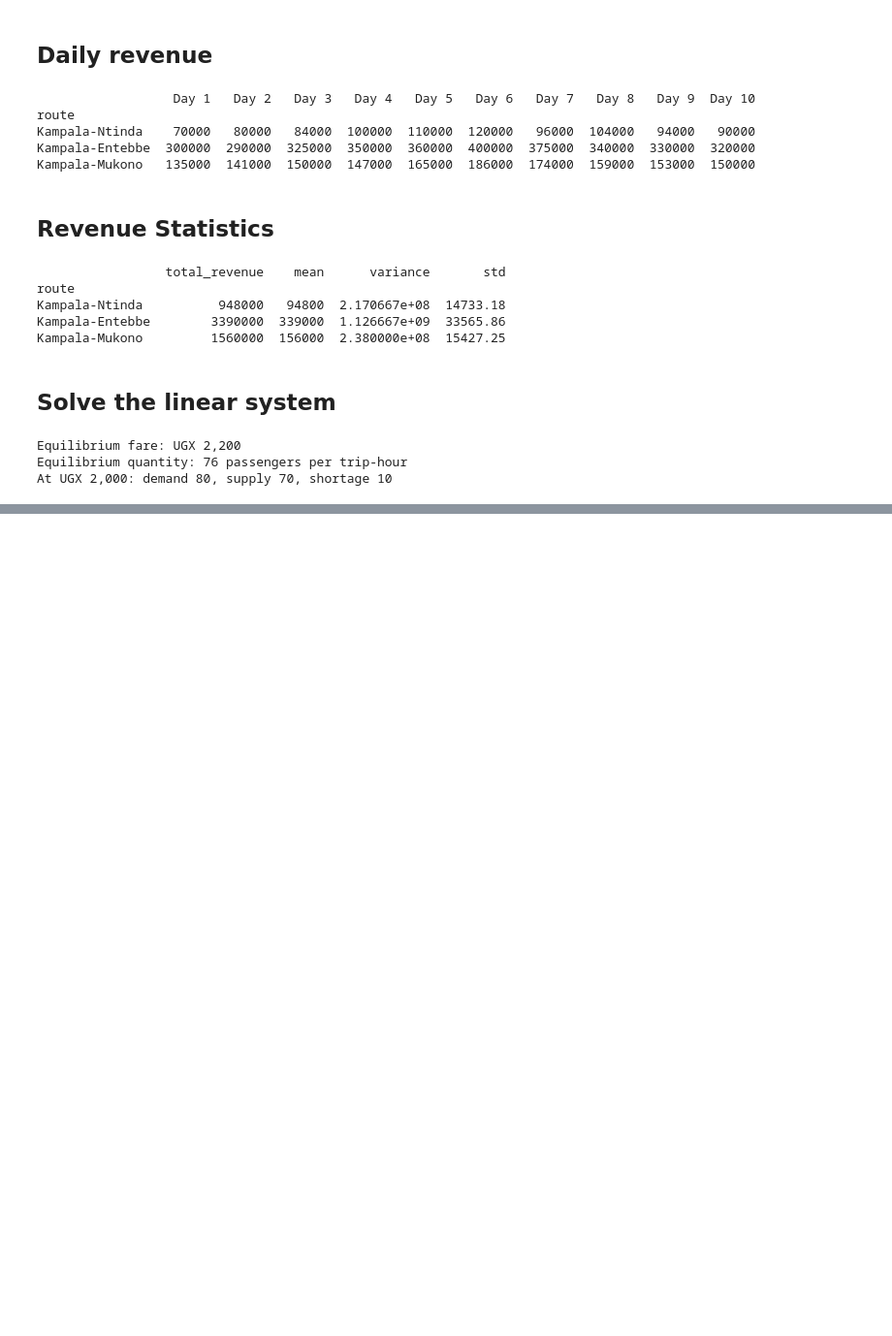
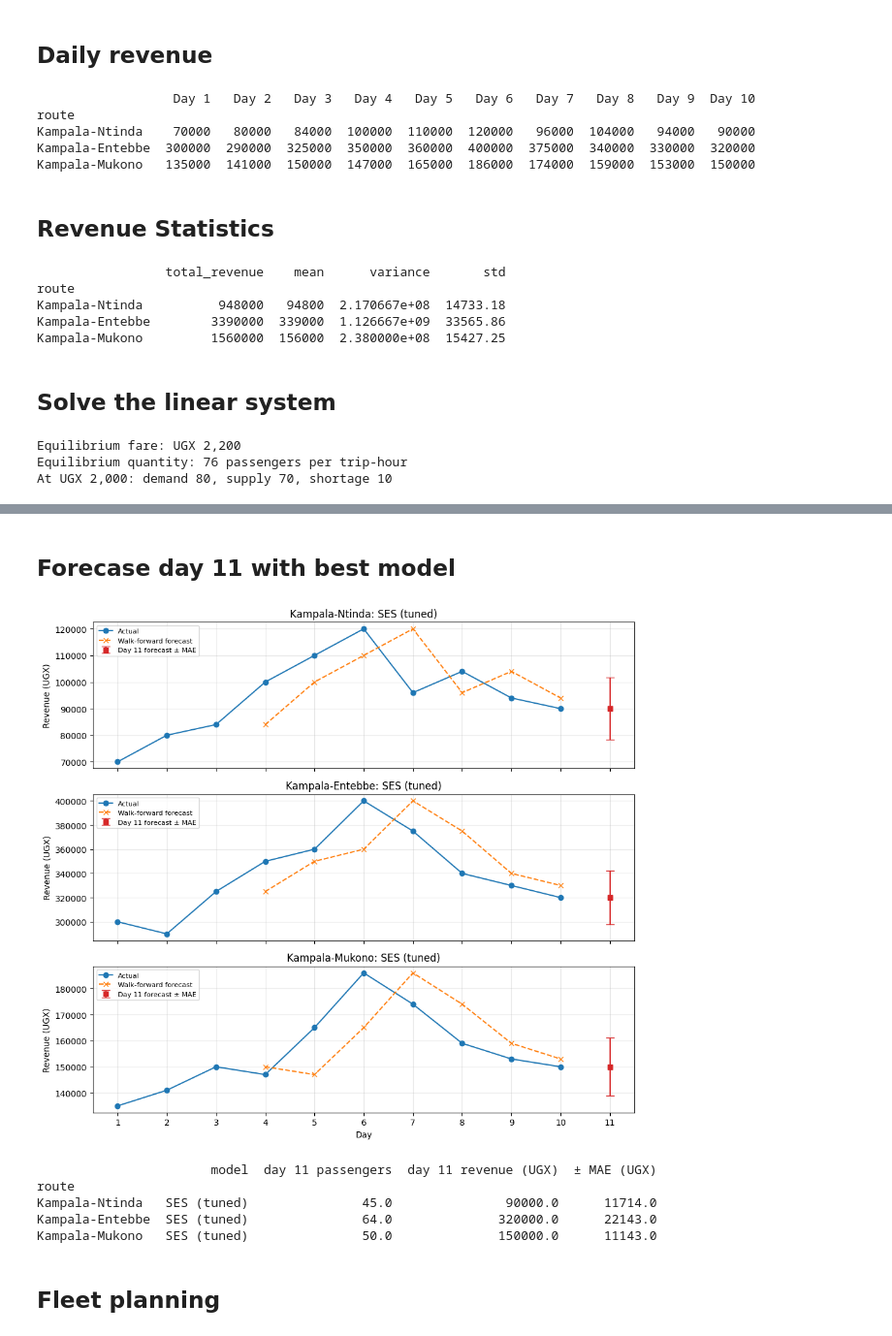
Before and after one commit to instantiate2roy/assignment-1, a Jupyter notebook: project5_taxi_route.ipynb, the cells around one changed output, grey strips where cells are left out. Shown at 97% size. Cells and saved outputs as stored; diff of their text form; code cells hidden in the pictures; blank space fills up the shorter version.

```diff
--- a/project5_taxi_route.ipynb
+++ b/project5_taxi_route.ipynb
@@ -105,0 +152,61 @@ At UGX 2,000: demand 80, supply 70, shortage 10
+# %% [markdown]
+## Forecase day 11 with best model
+# %%
+import matplotlib.pyplot as plt
+
+def best_model(route: str):
+    """Return (name, model factory, MAE) for the route's lowest-MAE model."""
+    r = mae_table.loc[route]
+    options = {
+        "MovingAverage(3)": lambda: MovingAverage(3),
+        "Linear": lambda: Linear(),
+        "SES (tuned)": lambda: ExponentialSmoothing(r["best α"]),
+    }
+    name = min(options, key=lambda k: r[k])
+    return name, options[name], r[name]
+
+forecast_rows = []
+fig, axes = plt.subplots(len(routes_data), 1, figsize=(10, 9), sharex=True)
+
+for ax, (route, data) in zip(axes, routes_data.items()):
+    counts = numpy.asarray(data["passenger-count"], dtype=float)
+    fare = data["fare"]
+    name, make_model, mae = best_model(route)
+
+    days = numpy.arange(1, len(counts) + 1)
+    backtest_days = numpy.arange(4, len(counts) + 1)
+    backtest_revenue = [make_model().fit(counts[:d - 1]).predict(1)[0] * fare for d in backtest_days]
+    day11_revenue = make_model().fit(counts).predict(1)[0] * fare     # trained on all 10 days
+
+    forecast_rows.append({
+        "route": route,
+        "model": name,
+        "day 11 passengers": day11_revenue / fare,
+        "day 11 revenue (UGX)": day11_revenue,
+        "± MAE (UGX)": mae * fare,
+    })
+
+    ax.plot(days, counts * fare, marker="o", label="Actual")
+    ax.plot(backtest_days, backtest_revenue, marker="x", linestyle="--", label="Walk-forward forecast")
+    ax.errorbar([11], [day11_revenue], yerr=[mae * fare], fmt="s", color="tab:red",
+                capsize=5, label="Day 11 forecast ± MAE")
+    ax.set_title(f"{route}: {name}")
+    ax.set_ylabel("Revenue (UGX)")
+    ax.grid(alpha=0.3)
+    ax.legend(loc="upper left", fontsize=8)
+
+axes[-1].set_xticks(range(1, 12))
+axes[-1].set_xlabel("Day")
+fig.tight_layout()
+plt.show()
+
+print(pandas.DataFrame(forecast_rows).set_index("route").round(0).to_string())
+# %% [output]
+[figure, added]
+                       model  day 11 passengers  day 11 revenue (UGX)  ± MAE (UGX)
+route
+Kampala-Ntinda   SES (tuned)               45.0               90000.0      11714.0
+Kampala-Entebbe  SES (tuned)               64.0              320000.0      22143.0
+Kampala-Mukono   SES (tuned)               50.0              150000.0      11143.0
+# %% [markdown]
+## Fleet planning
```
Also changed, not shown: parts of 5 cells of this notebook, 3 other files.
